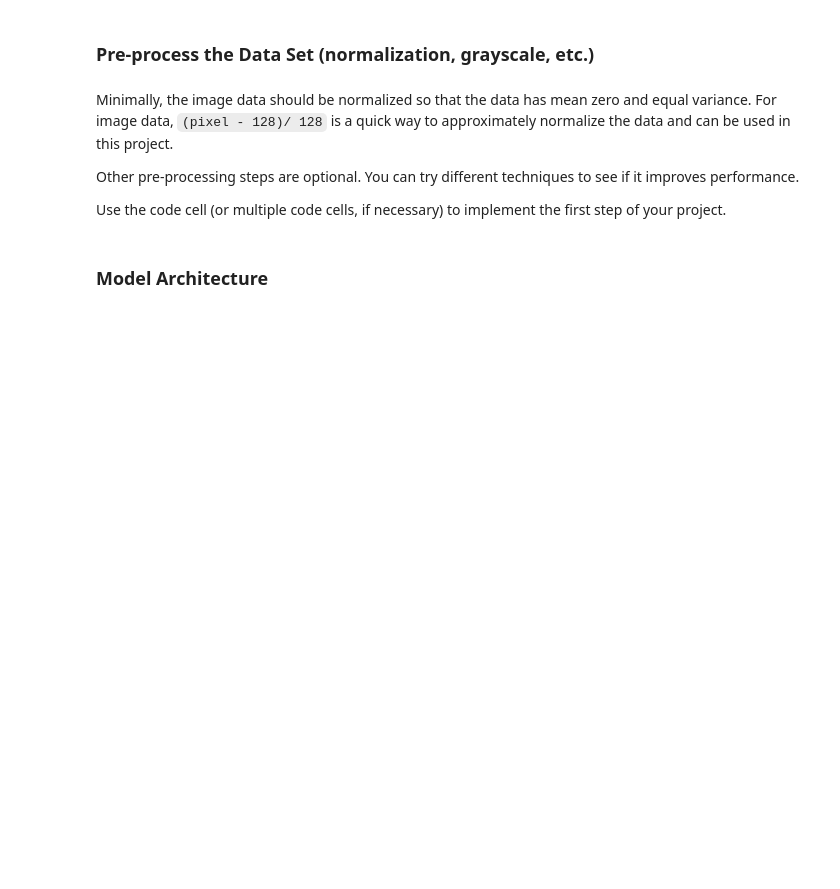
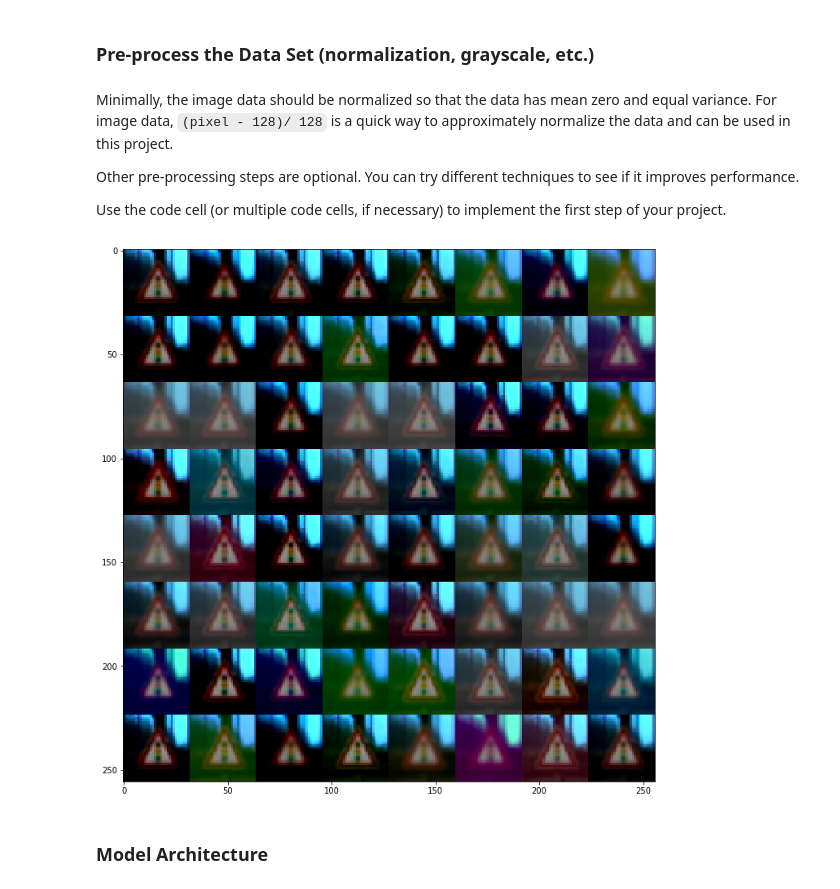
Before and after one commit to charlielito/CarND-Traffic-Sign-Classifier-Project, a Jupyter notebook: Traffic_Sign_Classifier.ipynb, the cells around one changed output. Saved outputs shown, nothing was run; the diff lists cells and outputs as text; code cells hidden in the pictures; blank space fills up the shorter version.

```diff
--- a/Traffic_Sign_Classifier.ipynb
+++ b/Traffic_Sign_Classifier.ipynb
@@ -142,3 +156,14 @@ Use the code cell (or multiple code cells, if necessary) to implement the first
 ### Feel free to use as many code cells as needed.
 # X_train = (X_train - 128)/128
 # X_valid = (X_valid - 128)/128
+# %%
+## Data augmentation
+from imgaug import augmenters as iaa
+
+seq = iaa.Sequential([iaa.GaussianBlur((0, 1.0)), iaa.ContrastNormalization((0.7, 2.0), per_channel=0.5)])
+
+index = randint(0, n_train)
+plt.figure(figsize=(12,12))
+seq.show_grid(X_train[index,:], cols=8, rows=8)
+# %% [output]
+[figure, added]
```
Also changed, not shown: parts of 7 cells of this notebook, 1 other file.
